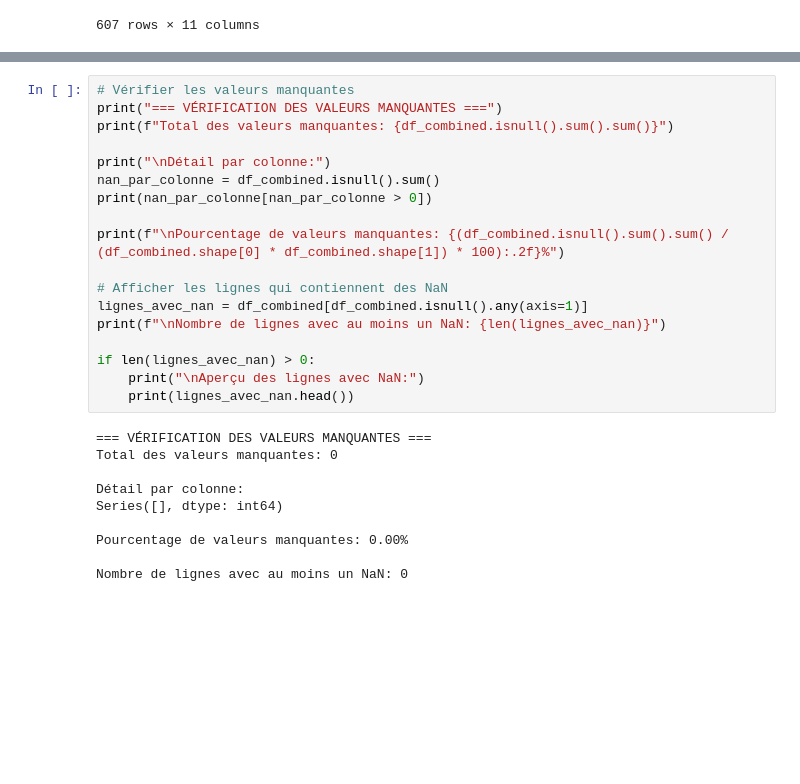
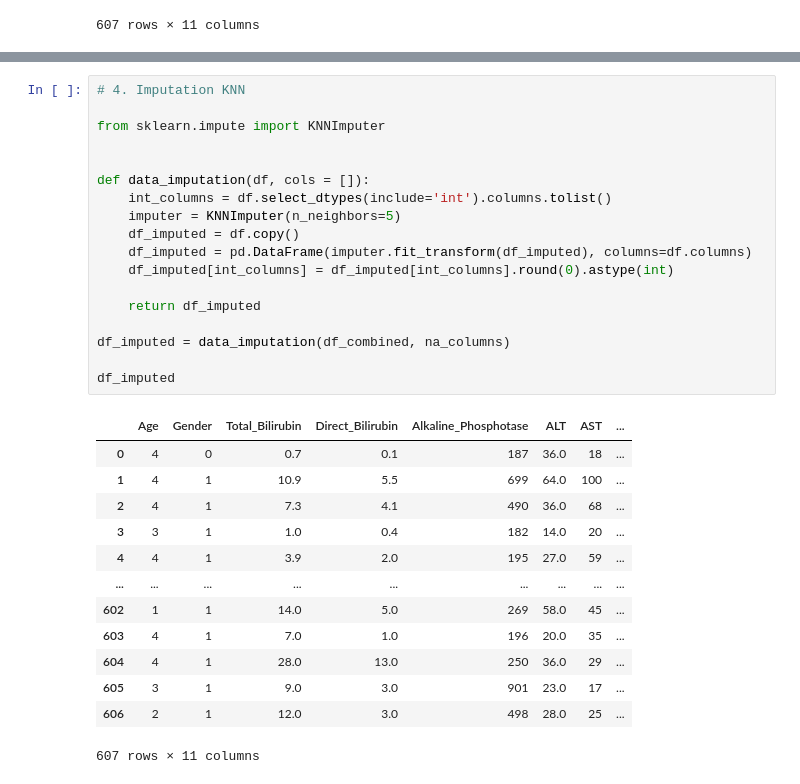
Before and after one commit to elabfr/Epidemologie, a Jupyter notebook: epi.ipynb, the cells around one changed output, grey strips where cells are left out. Saved outputs shown, nothing was run; the diff lists cells and outputs as text; blank space fills up the shorter version.

```diff
--- a/epi.ipynb
+++ b/epi.ipynb
@@ -525,28 +357,32 @@ Probabilités: Classe 1 = 0.000, Classe 2 = 1.000
-# %%
-# Vérifier les valeurs manquantes
-print("=== VÉRIFICATION DES VALEURS MANQUANTES ===")
-print(f"Total des valeurs manquantes: {df_combined.isnull().sum().sum()}")
-
-print("\nDétail par colonne:")
-nan_par_colonne = df_combined.isnull().sum()
-print(nan_par_colonne[nan_par_colonne > 0])
-
-print(f"\nPourcentage de valeurs manquantes: {(df_combined.isnull().sum().sum() / (df_combined.shape[0] * df_combined.shape[1]) * 100):.2f}%")
-
-# Afficher les lignes qui contiennent des NaN
-lignes_avec_nan = df_combined[df_combined.isnull().any(axis=1)]
-print(f"\nNombre de lignes avec au moins un NaN: {len(lignes_avec_nan)}")
-
-if len(lignes_avec_nan) > 0:
-    print("\nAperçu des lignes avec NaN:")
-    print(lignes_avec_nan.head())
-# %% [output]
-=== VÉRIFICATION DES VALEURS MANQUANTES ===
-Total des valeurs manquantes: 0
-
-Détail par colonne:
-Series([], dtype: int64)
-
-Pourcentage de valeurs manquantes: 0.00%
-
-Nombre de lignes avec au moins un NaN: 0
+# %%
+# 4. Imputation KNN
+
+from sklearn.impute import KNNImputer
+
+
+def data_imputation(df, cols = []):
+    int_columns = df.select_dtypes(include='int').columns.tolist()
+    imputer = KNNImputer(n_neighbors=5)
+    df_imputed = df.copy()
+    df_imputed = pd.DataFrame(imputer.fit_transform(df_imputed), columns=df.columns)
+    df_imputed[int_columns] = df_imputed[int_columns].round(0).astype(int)
+
+    return df_imputed
+
+df_imputed = data_imputation(df_combined, na_columns)
+
+df_imputed
+# %% [output]
+|  | Age | Gender | Total_Bilirubin | Direct_Bilirubin | Alkaline_Phosphotase | ALT | AST | ... |
+| 0 | 4 | 0 | 0.7 | 0.1 | 187 | 36.0 | 18 | ... |
+| 1 | 4 | 1 | 10.9 | 5.5 | 699 | 64.0 | 100 | ... |
+| 2 | 4 | 1 | 7.3 | 4.1 | 490 | 36.0 | 68 | ... |
+| 3 | 3 | 1 | 1.0 | 0.4 | 182 | 14.0 | 20 | ... |
+| 4 | 4 | 1 | 3.9 | 2.0 | 195 | 27.0 | 59 | ... |
+| ... | ... | ... | ... | ... | ... | ... | ... | ... |
+| 602 | 1 | 1 | 14.0 | 5.0 | 269 | 58.0 | 45 | ... |
+| 603 | 4 | 1 | 7.0 | 1.0 | 196 | 20.0 | 35 | ... |
+| 604 | 4 | 1 | 28.0 | 13.0 | 250 | 36.0 | 29 | ... |
+| 605 | 3 | 1 | 9.0 | 3.0 | 901 | 23.0 | 17 | ... |
+| 606 | 2 | 1 | 12.0 | 3.0 | 498 | 28.0 | 25 | ... |
+607 rows × 11 columns
```
Also changed, not shown: parts of 17 cells of this notebook, 2 other files.
